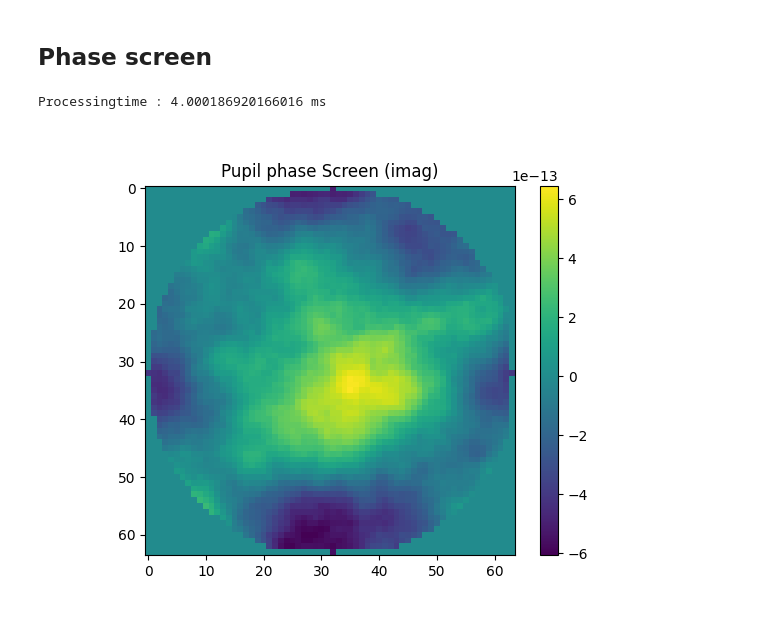
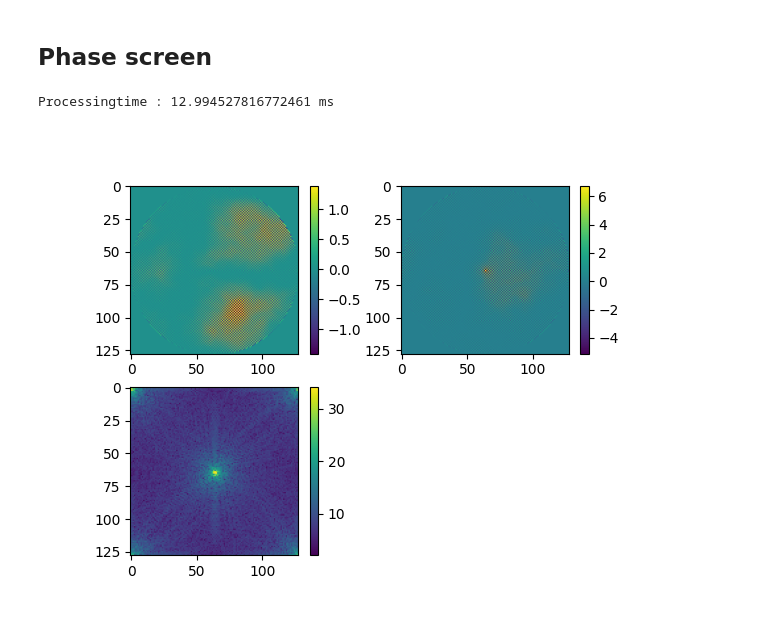
Before and after one commit to HumbertDominique/OWS, a Jupyter notebook: temp.ipynb, the cells around one changed output. Cells and saved outputs as stored; diff of their text form; code cells hidden in the pictures.

```diff
--- a/temp.ipynb
+++ b/temp.ipynb
@@ -14,14 +14,14 @@ asec2rad = 1/rad2asec
 ## PSD
 Power spectrum density
 # %%
-dimmat = 64   # Matrix size
-r0 = .1
+dimmat = 128   # Matrix size
+r0 = .2
 L0 = -1
 
 FoV = 60 # arcsec
-Npx = 540 # image plane pixels qty
+Npx = 100 # image plane pixels qty
 
-Daf = 0.01#asec2rad*FoV/Npx # [rad/px]  (Numerical aperture)
+Daf = 0.001#asec2rad*FoV/Npx # [rad/px]  (Numerical aperture)
 wl = 500e-9 # [m]
 
 dfp = Daf/wl # [/m] Pupil plane spatial frequency pixel size (Numerical aperture/WL)
@@ -131,41 +151,48 @@ def phase_screen(dimmat, PSD, dxp, SEED = None, PUPIL = True):
       # Créer le masque pour exclure les pixels à l'intérieur du cercle
       MASK[R > dimmat/2] = 0
 
-    phase_screen = np.fft.ifft2(np.fft.ifftshift(phaseft))*MASK
-    phase_screen[MASK == 1] -= np.mean(phase_screen[MASK == 1])
+    phase_screen = np.fft.ifftshift(np.fft.ifft2(np.fft.ifftshift(phaseft)))*(dimmat*dxp)**2#*MASK
+    #hase_screen[MASK == 1] -= np.mean(phase_screen[MASK == 1])
+    phase_screen -= np.mean(phase_screen)
 
     Sp = np.sum(phase_screen)*dxp**2
     apsf = np.fft.ifft2((MASK*np.exp(phase_screen)))/Sp
     psf = np.abs(apsf)**2
-    phase_screen -= np.mean(-1j*phase_screen) # remove piston?
-    return phase_screen
+    phase_screen -= np.mean(phase_screen) # remove piston?
+    return phase_screen, psf
 
 # ;INSTANTANEOUS PSF [OPTION]
 #   if size(pupil,/type) ne 0 then begin
 #     tmp2 = pupil*tmp2
 #     tmp2[where(pupil ne 0)] = tmp2[where(pupil ne 0)]-mean(tmp2[where(pupil ne 0)])
 #     Sp = total(pupil)*DXP^2
 #     apsf = MATHFT(pupil*exp(-dcomplex(0,1)*tmp2),dx = DXP,ic = DIMMAT/2,jc = DIMMAT/2)/Sp
 #     psf = abs(apsf)^2
 #     if n_params() eq 5 then dxf = DFP*1e-6*LAMBDA/!dpi*180*3600
 #   endif
 
 start = time.time()
 
-phase_screen = phase_screen(dimmat, PSD, dxp, SEED, PUPIL = True)
+[phase_screen, psf] = ows.phase_screen(dimmat, PSD, dxp, SEED, PUPIL = True)
 
 end = time.time()
 
 
 print("Processingtime :",
       (end-start) * 10**3, "ms")
 
 plt.close(3)
 plt.figure(3)
-plt.imshow(np.imag(phase_screen))
-plt.title("Pupil phase Screen (imag)")
+plt.subplot(2,2,1)
+plt.imshow((phase_screen.imag))
+plt.colorbar()
+plt.subplot(2,2,2)
+plt.imshow((phase_screen.real))
+plt.colorbar()
+plt.subplot(2,2,3)
+plt.imshow((psf**(1/8)))
 plt.colorbar()
 plt.show()
 # %% [output]
-Processingtime : 4.000186920166016 ms
+Processingtime : 12.994527816772461 ms
-[figure, old version]
+[figure, new version]
```
Also changed, not shown: parts of 2 cells of this notebook, 1 other file.
